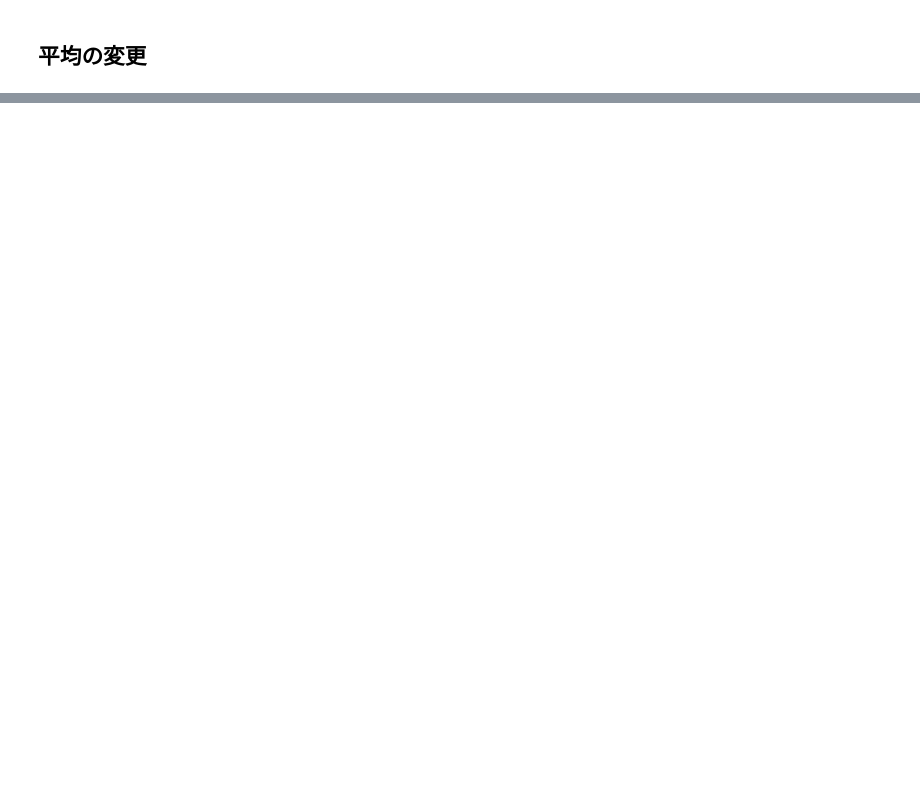
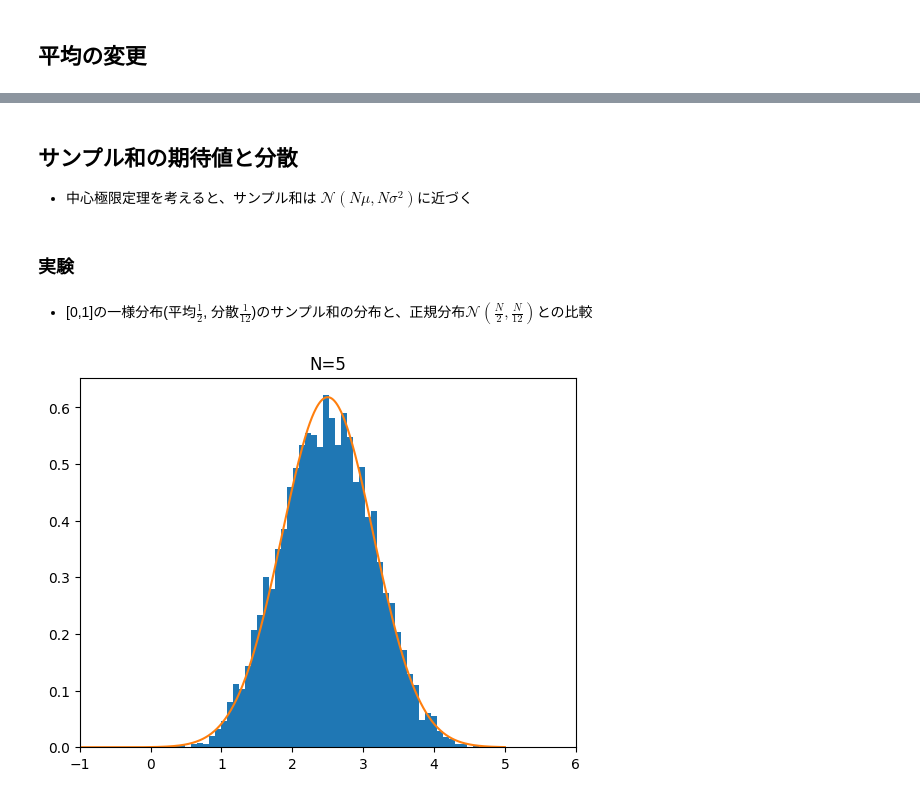
Before and after one commit to msdsm/oreilly-deeplearning-5, a Jupyter notebook: 01/01.ipynb, the cells around one changed output, grey strips where cells are left out. Drawn from its saved outputs; the diff is of its cells as text; code cells hidden in the pictures; blank space fills up the shorter version.

```diff
--- a/01/01.ipynb
+++ b/01/01.ipynb
@@ -40,0 +65,11 @@ plt.show()
+# %%
+import numpy as np
+
+N = 3 # サンプルサイズ
+xs = []
+for n in range(N):
+    x = np.random.rand() # 一様分布からの乱数
+    xs.append(x)
+
+x_mean = np.mean(xs)
+print(x_mean)
@@ -40,0 +113,36 @@ plt.show()
+# %% [markdown]
+## サンプル和の期待値と分散
+- 中心極限定理を考えると、サンプル和は $\mathcal{N}\left(N\mu, N\sigma^2\right)$に近づく
+# %% [markdown]
+### 実験
+# %% [markdown]
+- [0,1]の一様分布(平均$\frac{1}{2}$, 分散$\frac{1}{12}$)のサンプル和の分布と、正規分布$\mathcal{N}\left(\frac{N}{2}, \frac{N}{12}\right)$との比較
+# %%
+import numpy as np
+import matplotlib.pyplot as plot
+
+def experiment_sum(N):
+    x_sums = []
+    for _ in range(10000):
+        xs = []
+        for n in range(N):
+            x = np.random.rand() # 一様分布からの乱数
+            xs.append(x)
+        t = np.sum(xs) # 和を計算
+        x_sums.append(t)
+
+    x_norm = np.linspace(-5, 5, 1000)
+    mu = N / 2
+    sigma = np.sqrt(N / 12)
+    y_norm = normal(x_norm, mu, sigma)
+
+    # グラフの描画
+    plt.hist(x_sums, bins='auto', density=True)
+    plt.plot(x_norm, y_norm)
+    plt.title(f'N={N}')
+    plt.xlim(-1, 6)
+    plt.show()
+
+experiment_sum(5)
+# %% [output]
+[figure, added]
```
Also changed, not shown: parts of 14 cells of this notebook.
